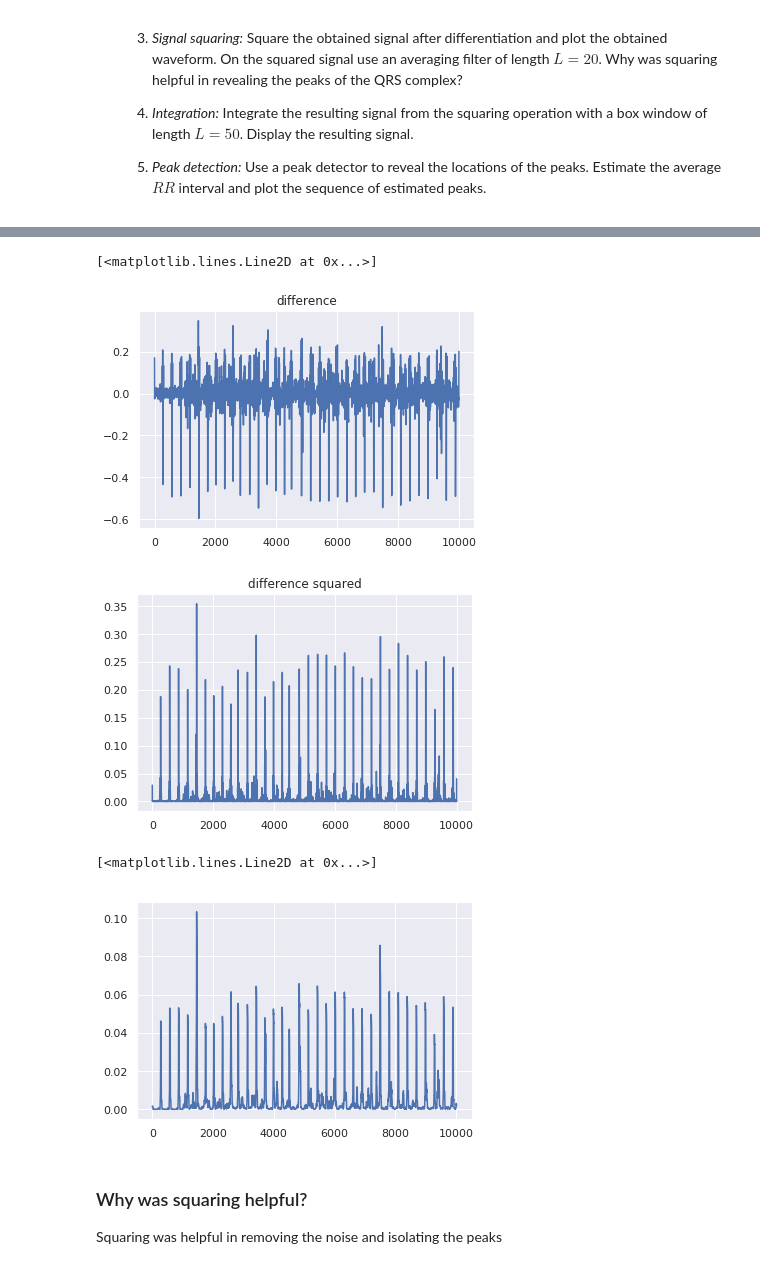
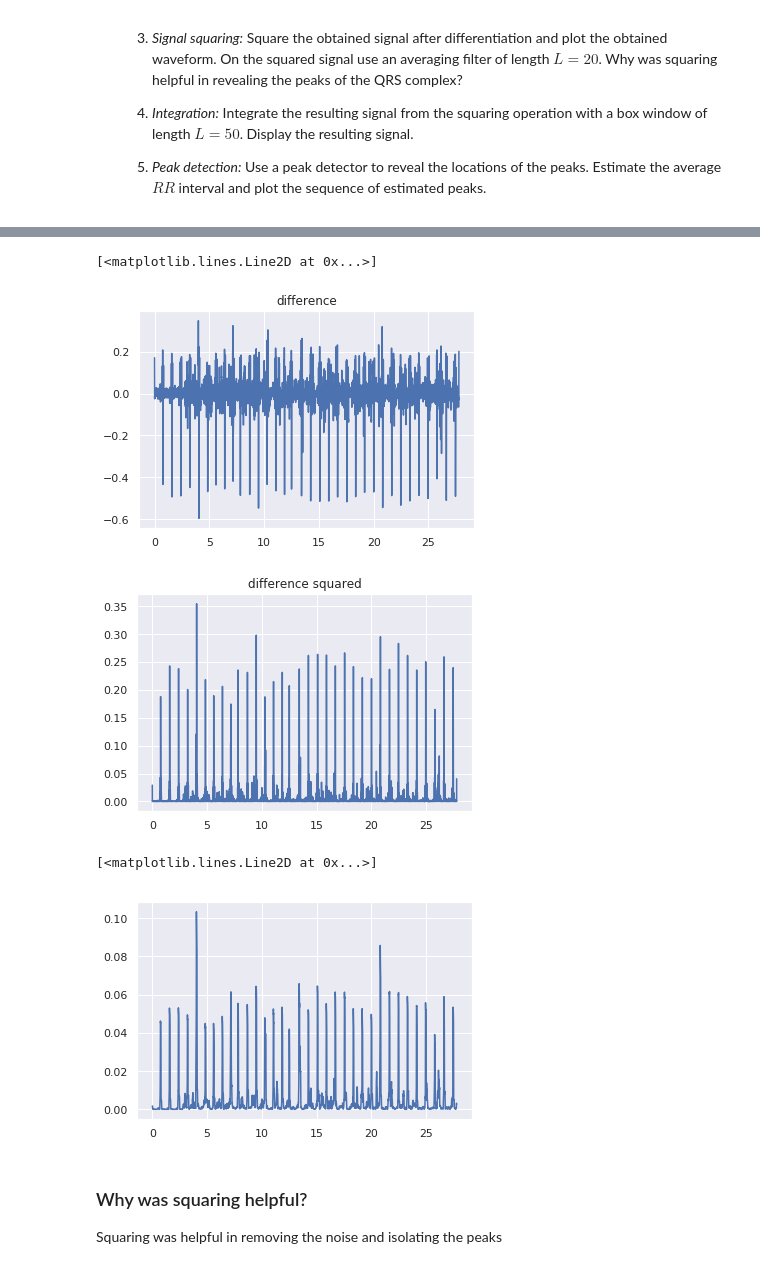
Before and after one commit to varose99/ds4bme, a Jupyter notebook: ecglab.ipynb, the cells around one changed output, grey strips where cells are left out. Cells and saved outputs as stored; diff of their text form; code cells hidden in the pictures.

```diff
--- a/ecglab.ipynb
+++ b/ecglab.ipynb
@@ -270,27 +283,27 @@ plt.legend(['Original Signal','Low Pass Filter'])
 # %%
 dn = [1/8, 2/8, 0, -2/8, -1/8]
 diff = np.convolve(dn,voltage,mode='same')
 plt.figure()
-plt.plot(diff)
+plt.plot(time, diff)
 plt.title("difference")
 def squared(list):
     return [i ** 2 for i in list]
 diff_square = squared(diff)
 plt.figure()
 plt.title("difference squared")
-plt.plot(diff_square)
+plt.plot(time, diff_square)
 # %% [output]
 [<matplotlib.lines.Line2D at 0x...>]
-[figure, old version]
+[figure, new version]
-[figure, old version]
+[figure, new version]
 # %%
 # Filter of 20
 box = [1/20]*20
-box_signal = np.convolve(box,diff_square)
-plt.plot(box_signal)
+box_signal = np.convolve(box,diff_square,mode='same')
+plt.plot(time, box_signal)
 # %% [output]
 [<matplotlib.lines.Line2D at 0x...>]
-[figure, old version]
+[figure, new version]
 # %% [markdown]
 ### Why was squaring helpful?
 Squaring was helpful in removing the noise and isolating the peaks
```
Also changed, not shown: parts of 10 cells of this notebook.
